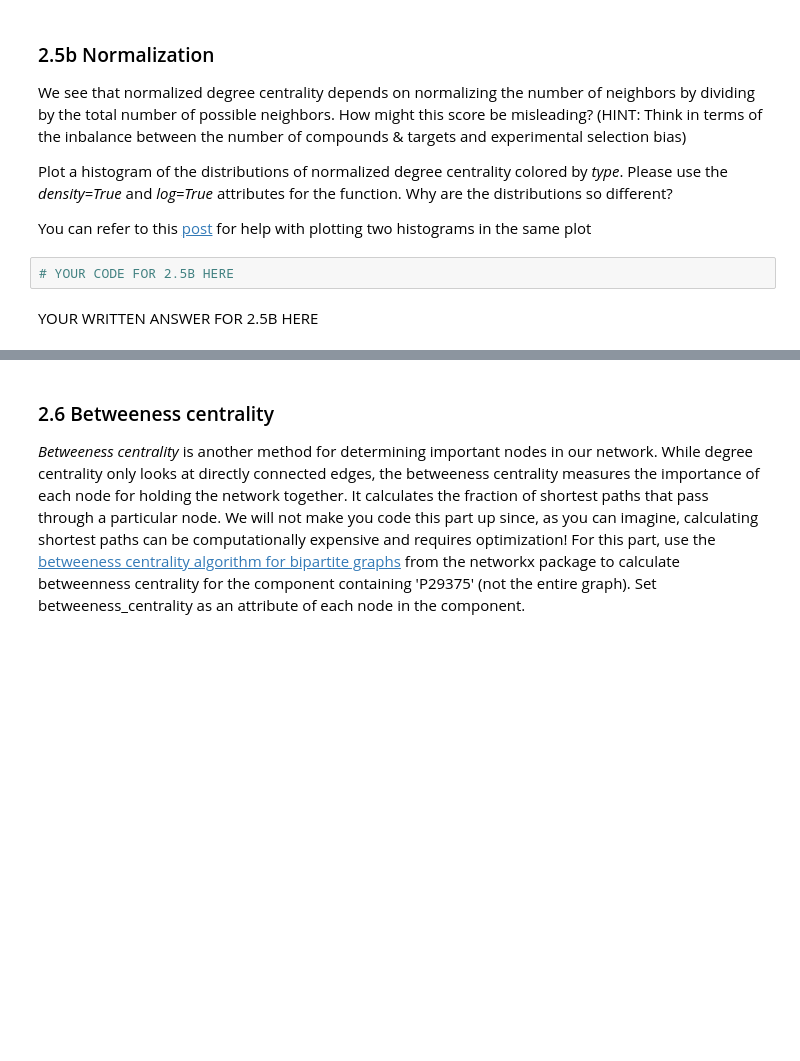
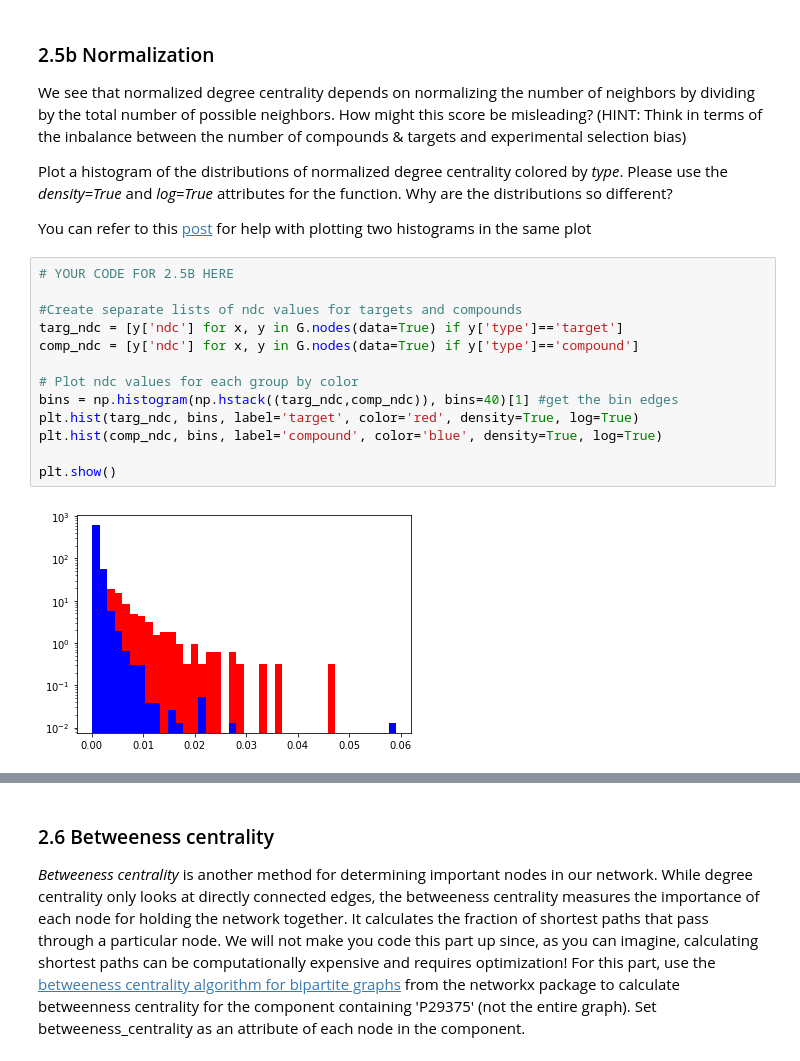
Before and after one commit to jvtanner/drug_network, a Jupyter notebook: pset3.ipynb, the cells around one changed output, grey strips where cells are left out. Drawn from its saved outputs; the diff is of its cells as text; blank space fills up the shorter version.

```diff
--- a/pset3.ipynb
+++ b/pset3.ipynb
@@ -322,7 +345,18 @@ We see that normalized degree centrality depends on normalizing the number of ne
 Plot a histogram of the distributions of normalized degree centrality colored by *type*. Please use the *density=True* and *log=True* attributes for the function. Why are the distributions so different?
 
 You can refer to this [post](https://stackoverflow.com/questions/23617129/matplotlib-how-to-make-two-histograms-have-the-same-bin-width) for help with plotting two histograms in the same plot
-# %%
-# YOUR CODE FOR 2.5B HERE
-# %% [markdown]
-YOUR WRITTEN ANSWER FOR 2.5B HERE
+# %%
+# YOUR CODE FOR 2.5B HERE
+
+#Create separate lists of ndc values for targets and compounds
+targ_ndc = [y['ndc'] for x, y in G.nodes(data=True) if y['type']=='target']
+comp_ndc = [y['ndc'] for x, y in G.nodes(data=True) if y['type']=='compound']
+
+# Plot ndc values for each group by color
+bins = np.histogram(np.hstack((targ_ndc,comp_ndc)), bins=40)[1] #get the bin edges
+plt.hist(targ_ndc, bins, label='target', color='red', density=True, log=True)
+plt.hist(comp_ndc, bins, label='compound', color='blue', density=True, log=True)
+
+plt.show()
+# %% [output]
+[figure, added]
```
Also changed, not shown: parts of 31 cells of this notebook.
